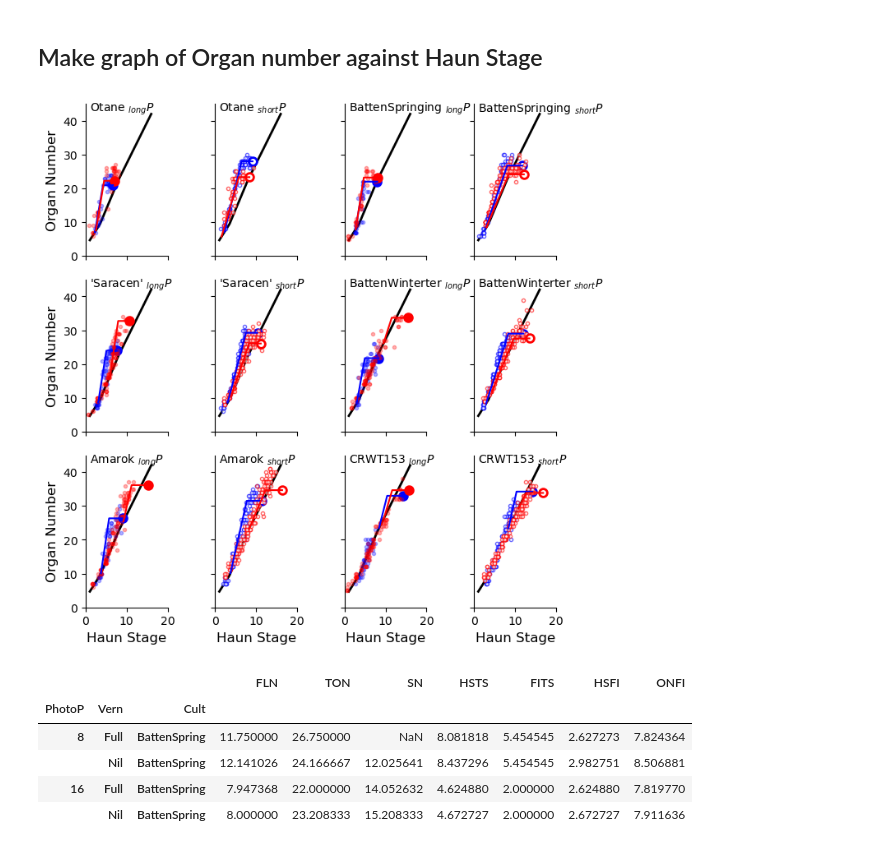
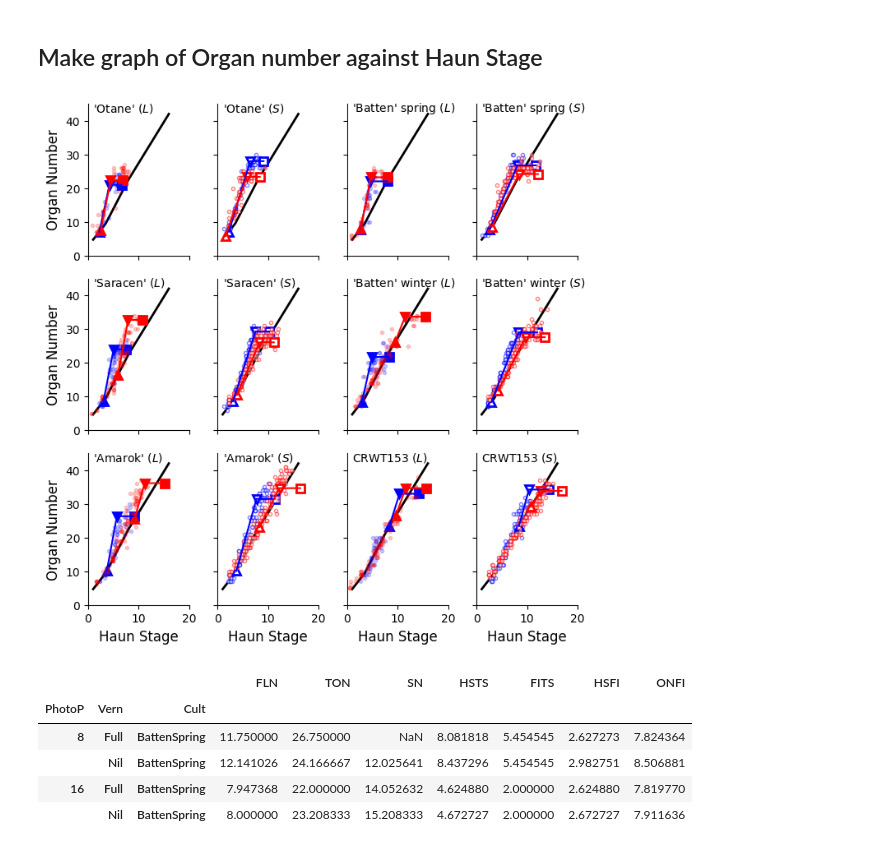
Before and after one commit to HamishBrownPFR/CAMP, a Jupyter notebook: DataAnalysis/LincolnCEAnalysis.ipynb, the cells around one changed output. Cells and saved outputs as stored; diff of their text form; code cells hidden in the pictures.

```diff
--- a/DataAnalysis/LincolnCEAnalysis.ipynb
+++ b/DataAnalysis/LincolnCEAnalysis.ipynb
@@ -228,24 +291,24 @@ def sig(p):
     else:
         return '***'
 
-PhenologyTraits = pd.DataFrame(index=Cultivars,columns=['$FLN_{min}$','$^PS$','p $^PS$','$^{CV}S$','p $^{CV}S$','$^{SDV}S$','p $^{SDV}S$'])
+PhenologyTraits = pd.DataFrame(index=Cultivars,columns=['MinLN','PpLN','p PpLN','CvLN','p CvLN','PvLN','p PvLN'])
 for cult in Cultivars:
-    PhenologyTraits.loc[cult,'$FLN_{min}$'] = np.round(PhenoStages.loc[(16,'Full',cult),'FLN'],decimals=2)
-    PhenologyTraits.loc[cult,'$^PS$'] = np.round(PhenoStages.loc[(8,'Full',cult),'FLN'] - PhenoStages.loc[(16,'Full',cult),'FLN'] , decimals=2)
+    PhenologyTraits.loc[cult,'MinLN'] = np.round(PhenoStages.loc[(16,'Full',cult),'FLN'],decimals=2)
+    PhenologyTraits.loc[cult,'PpLN'] = np.round(PhenoStages.loc[(8,'Full',cult),'FLN'] - PhenologyTraits.loc[cult,'MinLN'] , decimals=2)
     LongPp = Data.loc[('YES',16,'Full',cult),['HS']]
     ShortPp = Data.loc[('YES',8,'Full',cult),['HS']]
     PpSensitive = stats.ttest_ind(LongPp,ShortPp)
-    PhenologyTraits.loc[cult,'p $^PS$'] = sig(PpSensitive.pvalue[0])
-    PhenologyTraits.loc[cult,'$^{CV}S$'] = np.round(PhenoStages.loc[(16,'Nil',cult),'FLN'] - PhenoStages.loc[(16,'Full',cult),'FLN'],decimals=2)
-    FullVrn = Data.loc[('YES',16,'Full',cult),['HS']]
-    NilVrn = Data.loc[('YES',16,'Nil',cult),['HS']]
+    PhenologyTraits.loc[cult,'p PpLN'] = sig(PpSensitive.pvalue[0])
+    PhenologyTraits.loc[cult,'CvLN'] = np.round(max(0,PhenoStages.loc[(8,'Nil',cult),'FLN'] - PhenologyTraits.loc[cult,'MinLN'] - PhenologyTraits.loc[cult,'PpLN']),decimals=2)
+    FullVrn = Data.loc[('YES',8,'Nil',cult),['HS']]
+    NilVrn =  PhenologyTraits.loc[cult,'MinLN'] + PhenologyTraits.loc[cult,'PpLN']
     VrnSensitive = stats.ttest_ind(NilVrn,FullVrn)
-    PhenologyTraits.loc[cult,'p $^{CV}S$'] = sig(VrnSensitive.pvalue[0])
-    NoSVS = Data.loc[('YES',16,'Nil',cult),['HS']] + PhenologyTraits.loc[cult,'$^PS$']
-    SDVS = Data.loc[('YES',8,'Nil',cult),['HS']]
+    PhenologyTraits.loc[cult,'p CvLN'] = sig(VrnSensitive.pvalue[0])
+    NoSVS = PhenologyTraits.loc[cult,'MinLN'] + PhenologyTraits.loc[cult,'CvLN']
+    SDVS = Data.loc[('YES',16,'Nil',cult),['HS']]
     SDVSensitivie = stats.ttest_ind(NoSVS,SDVS)
-    PhenologyTraits.loc[cult,'p $^{SDV}S$'] = sig(SDVSensitivie.pvalue[0])
-    PhenologyTraits.loc[cult,'$^{SDV}S$'] = np.round(PhenoStages.loc[(16,'Nil',cult),'FLN'] + PhenologyTraits.loc[cult,'$^PS$'] - PhenoStages.loc[(8,'Nil',cult),'FLN'], decimals=2)
+    PhenologyTraits.loc[cult,'p PvLN'] = sig(SDVSensitivie.pvalue[0])
+    PhenologyTraits.loc[cult,'PvLN'] = np.round(PhenoStages.loc[(16,'Nil',cult),'FLN'] - PhenologyTraits.loc[cult,'MinLN'] - PhenologyTraits.loc[cult,'CvLN'] , decimals=2)
 
 PhenologyTraits.to_excel('./ProcessedData/PhenoTable.xlsx',)
 PhenologyTraits
@@ -260,5 +323,5 @@ PhenologyTraits
 # %%
-PhenologyTraits.columns = ['MLN','PPS','p $^PS$','CVS','p $^{CV}S$','SDVS','p $^{SDV}S$']
+PhenologyTraits.columns = ['MLN','PPS','p ^PS','CVS','p ^{CV}S','SDVS','p ^{SDV}S']
 # %% [markdown]
 ## Graph spikelet number to find patterns
 # %%
@@ -441,8 +504,8 @@ PhenoStages.to_csv('.\ProcessedData\PhenoStages.csv',header=True)
 # %%
 Index = pd.MultiIndex.from_product([Photoperiods,Vernalisations],names = ['Photoperiod','Vernalisation'])
 colors = pd.DataFrame(index = Index, columns = ['mec','mfc','alpha'],
-            data=np.transpose([['b','r','b','r'],['b','r','w','w'],[0.3,0.3,0.6,0.6]]))
-PpSymbols = pd.DataFrame(index = Photoperiods,columns=['Name'],data=['$_{long}P$','$_{short}P$'])
+            data=np.transpose([['b','r','b','r'],['b','r','w','w'],[0.2,0.2,0.5,0.5]]))
+PpSymbols = pd.DataFrame(index = Photoperiods,columns=['Name'],data=['$(L)$','$(S)$'])
 colors.alpha = pd.to_numeric(colors.alpha)
 Fig = plt.figure(figsize=(6.92,6.92))
 Position = 1
@@ -463,38 +526,48 @@ for Cultivar in Cultivars:
                      markersize=3, label= str(Pp) + ' ' + Vern)
             plt.plot(PhenoStages.loc[(Pp,Vern,Cultivar),'FLN'],
                      PhenoStages.loc[(Pp,Vern,Cultivar),'TON'],
-                     'o',mec = colors.loc[(Pp,Vern),'mec'],
+                     's',mec = colors.loc[(Pp,Vern),'mec'],
+                     mfc = colors.loc[(Pp,Vern),'mfc'],
+                     alpha=1.0,markersize=7,mew=2, label = '_nolegend_')
+            plt.plot(PhenoStages.loc[(Pp,Vern,Cultivar),'HSFI'],
+                     PhenoStages.loc[(Pp,Vern,Cultivar),'ONFI'],
+                     '^',mec = colors.loc[(Pp,Vern),'mec'],
+                     mfc = colors.loc[(Pp,Vern),'mfc'],
+                     alpha=1.0,markersize=7,mew=2, label = '_nolegend_')
+            plt.plot(PhenoStages.loc[(Pp,Vern,Cultivar),'HSTS'],
+                     PhenoStages.loc[(Pp,Vern,Cultivar),'TON'],
+                     'v',mec = colors.loc[(Pp,Vern),'mec'],
                      mfc = colors.loc[(Pp,Vern),'mfc'],
                      alpha=1.0,markersize=7,mew=2, label = '_nolegend_')
             #plt.legend(loc=4, fontsize=20)
             plt.ylim(0,45);
             plt.xlim(0,20);
             if Position in [9,10,11,12]:
                 plt.xlabel('Haun Stage', fontsize=12);
             if Position in [1,5,9]:
                 plt.ylabel('Organ Number', fontsize=12);
             plt.tick_params(labelsize=10)
         for Vern in Vernalisations:
             plt.plot(PhenoStages.loc[(Pp,Vern,Cultivar),['HSFI','HSTS','FLN']],
                      PhenoStages.loc[(Pp,Vern,Cultivar),['ONFI','TON','TON']],
                      '-', color = colors.loc[(Pp,Vern),'mec'], linewidth = 1.5, label = '_nolegend_')
 
         ax.spines['right'].set_visible(False)
         ax.spines['top'].set_visible(False)
         if Position in [9,10,11,12]:
             plt.tick_params(axis='x', which='both', bottom=True,top=False, labelbottom=True)
         else:
             plt.tick_params(axis='x', which='both', bottom=True,top=False, labelbottom=False)
         if Position in [2,3,4,6,7,8,10,11,12]:
             plt.tick_params(axis='y', which='both', left=True,right=False, labelleft=False)
         else:
             plt.tick_params(axis='y', which='both', left=True,right=False, labelleft=True)
         Position += 1
 plt.tight_layout()
 #Fig.savefig('C:\\Users\\cflhxb\\Dropbox\\WheatFlowering\\Fig5.jpg',format='jpg',dpi=300)
 Fig.patch.set_facecolor('white')
 # %% [output]
-[figure, old version]
+[figure, new version]
 # %%
 PhenoStages.loc[PhenoStages.index.isin(['BattenSpring'],2),:]
 # %% [output]
```
Also changed, not shown: parts of 12 cells of this notebook, 16 other files.
